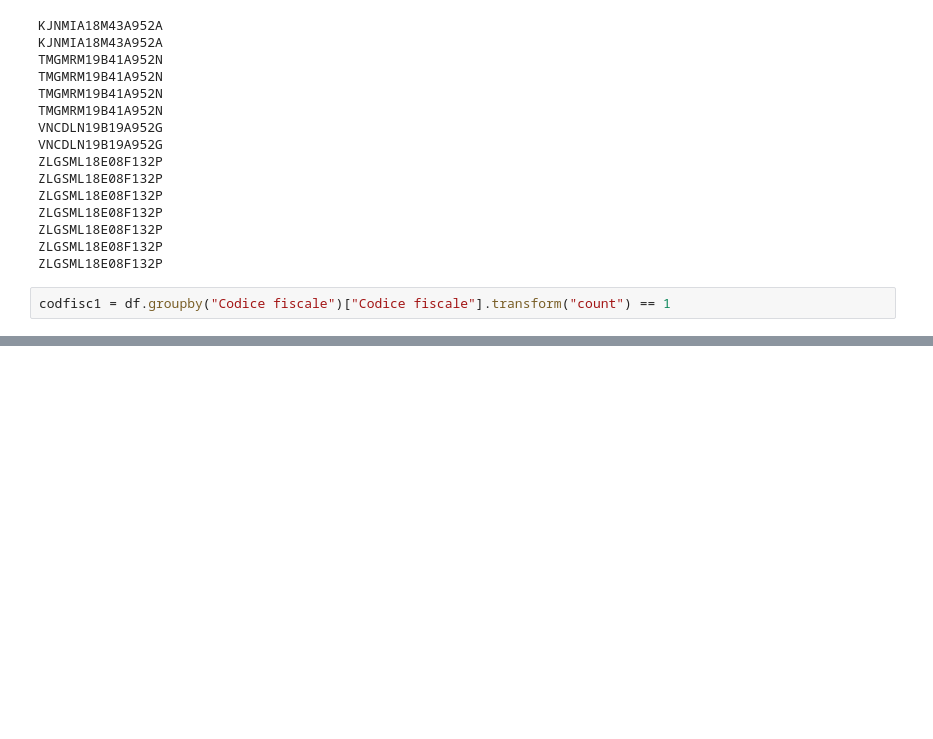
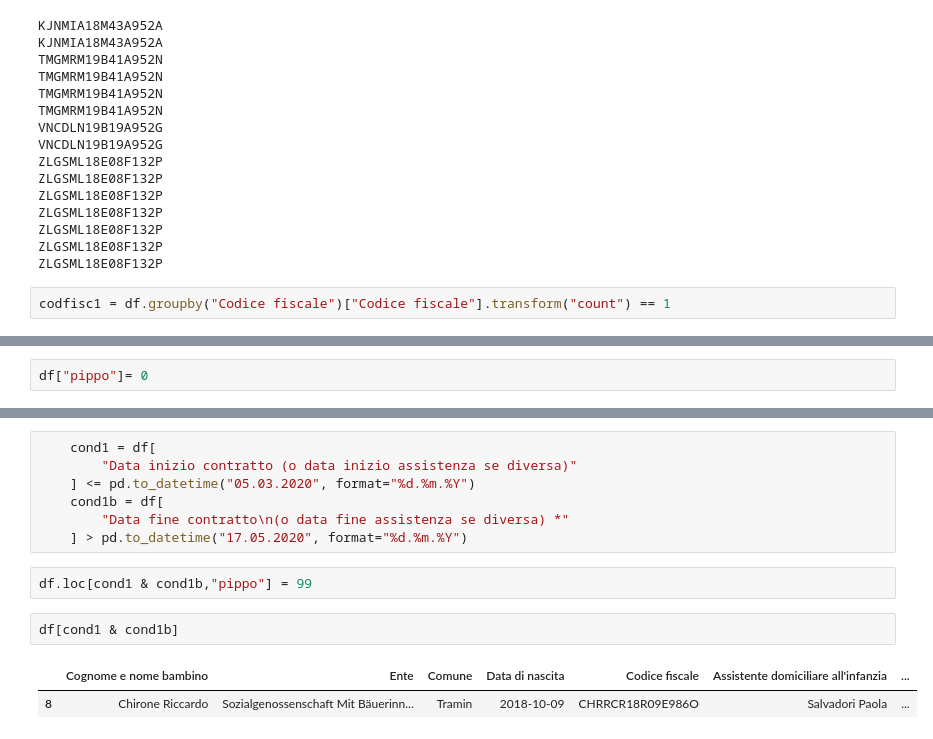
Before and after one commit to stfzz/max, a Jupyter notebook: ErroreOreMaxProportion.ipynb, the cells around one changed output, grey strips where cells are left out. Saved outputs shown, nothing was run; the diff lists cells and outputs as text; blank space fills up the shorter version.

```diff
--- a/ErroreOreMaxProportion.ipynb
+++ b/ErroreOreMaxProportion.ipynb
@@ -142,0 +220,2 @@ df[condizioneerrore2 & ~codfisc1]
+# %%
+df["pippo"]= 0
@@ -142,0 +238,14 @@ df[condizioneerrore2 & ~codfisc1]
+# %%
+    cond1 = df[
+        "Data inizio contratto (o data inizio assistenza se diversa)"
+    ] <= pd.to_datetime("05.03.2020", format="%d.%m.%Y")
+    cond1b = df[
+        "Data fine contratto\n(o data fine assistenza se diversa) *"
+    ] > pd.to_datetime("17.05.2020", format="%d.%m.%Y")
+# %%
+df.loc[cond1 & cond1b,"pippo"] = 99
+# %%
+df[cond1 & cond1b]
+# %% [output]
+|  | Cognome e nome bambino | Ente | Comune | Data di nascita | Codice fiscale | Assistente domiciliare all'infanzia | ... |
+| 8 | Chirone Riccardo | Sozialgenossenschaft Mit Bäuerinn... | Tramin | 2018-10-09 | CHRRCR18R09E986O | Salvadori Paola | ... |
```
Also changed, not shown: parts of 10 cells of this notebook, 4 other files.
